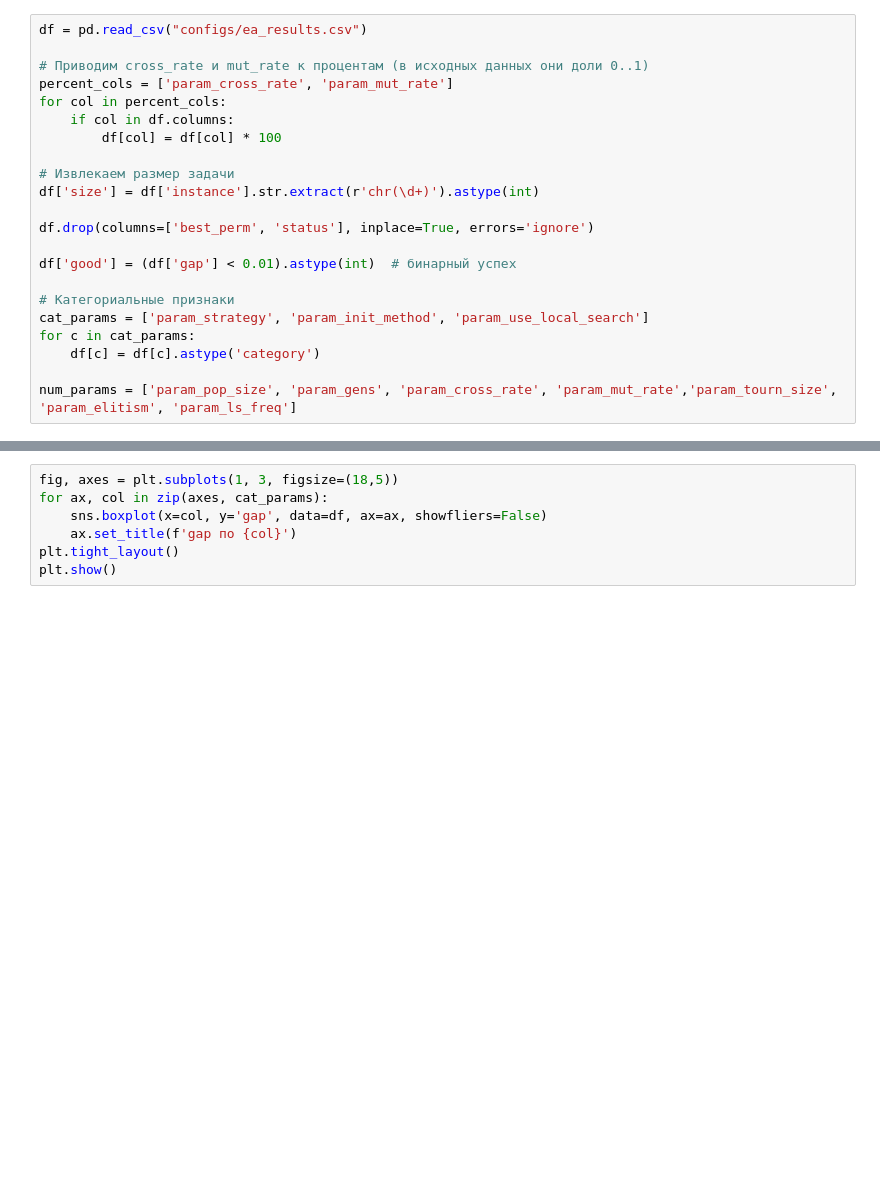
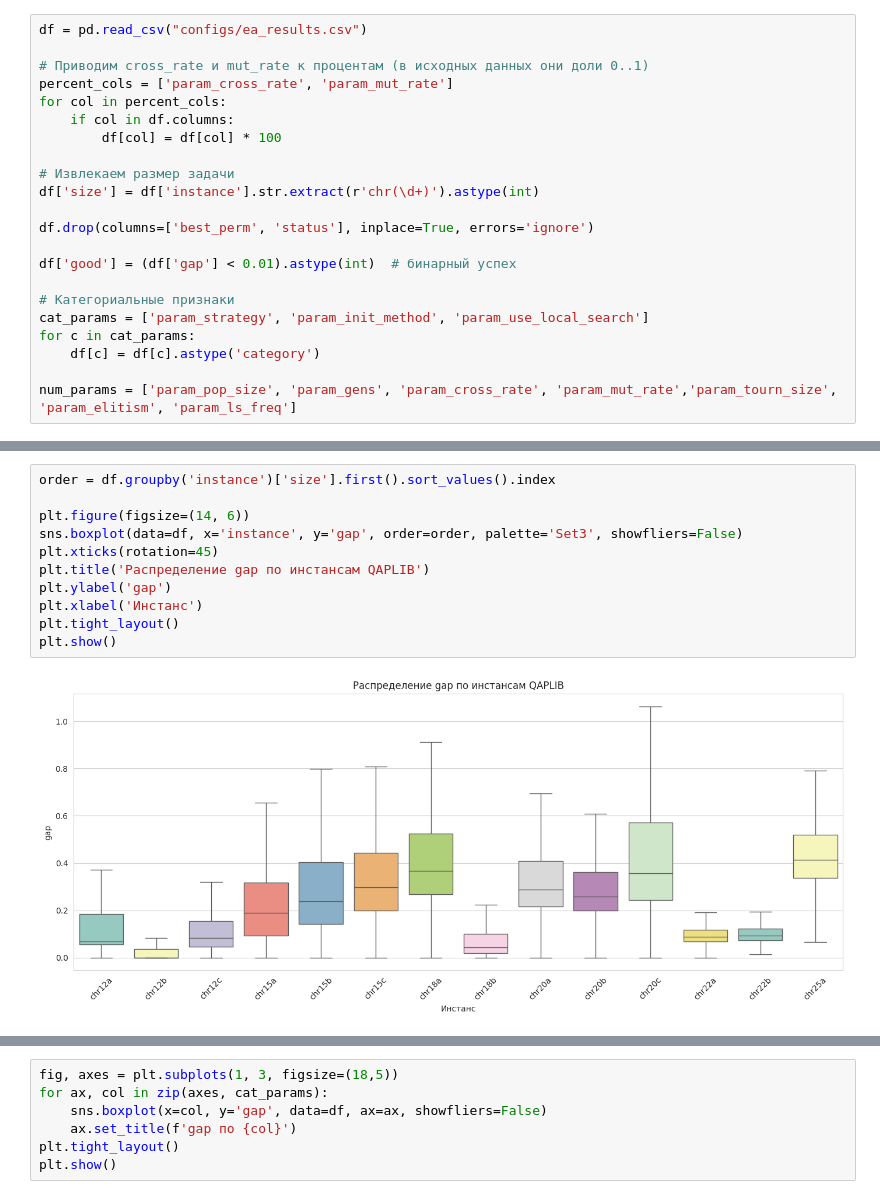
Before and after one commit to SlavaBuchnev/vkr, a Jupyter notebook: result.ipynb, the cells around one changed output, grey strips where cells are left out. Cells and saved outputs as stored; diff of their text form; blank space fills up the shorter version.

```diff
--- a/result.ipynb
+++ b/result.ipynb
@@ -77,2 +78,15 @@ Name: gap, dtype: float64
+# %%
+order = df.groupby('instance')['size'].first().sort_values().index
+
+plt.figure(figsize=(14, 6))
+sns.boxplot(data=df, x='instance', y='gap', order=order, palette='Set3', showfliers=False)
+plt.xticks(rotation=45)
+plt.title('Распределение gap по инстансам QAPLIB')
+plt.ylabel('gap')
+plt.xlabel('Инстанс')
+plt.tight_layout()
+plt.show()
+# %% [output]
+[figure, added]
 # %%
 fig, ax = plt.subplots(1, 2, figsize=(14,5))
```
Also changed, not shown: parts of 13 cells of this notebook, 9 other files.
